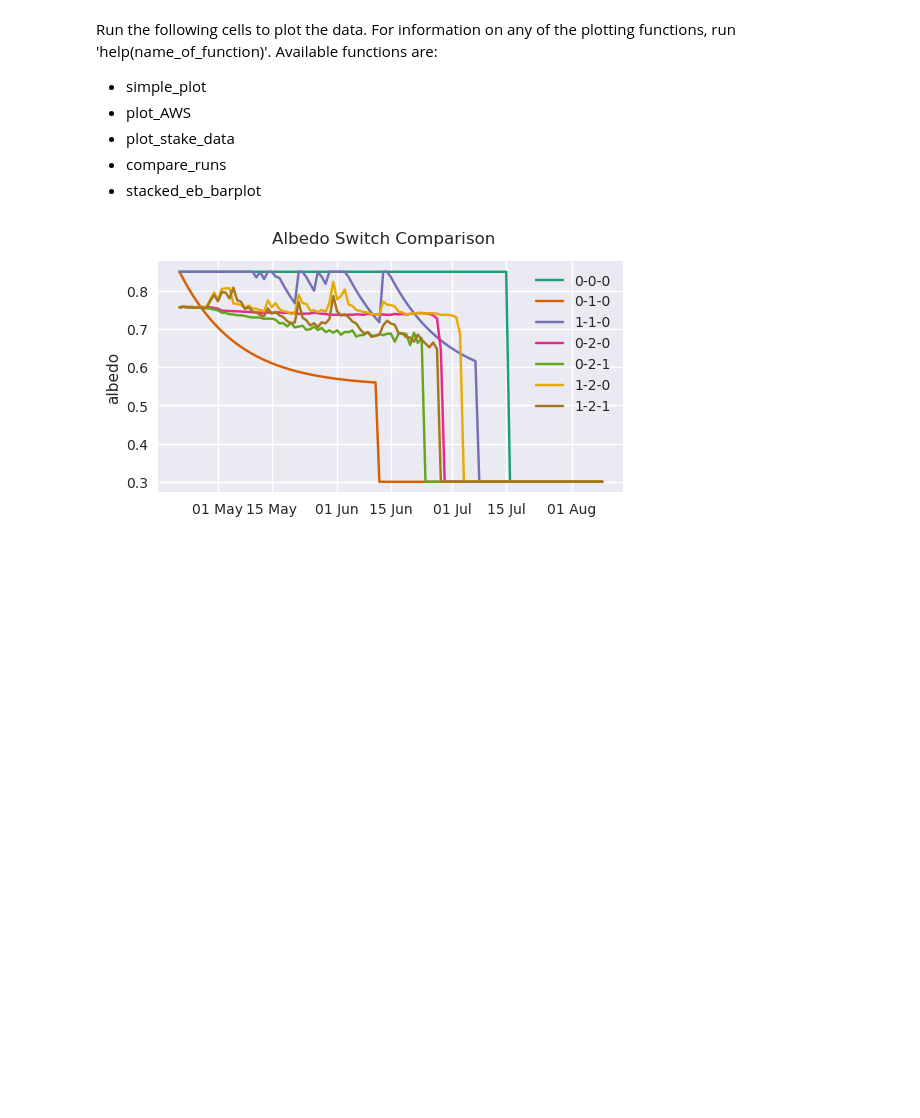
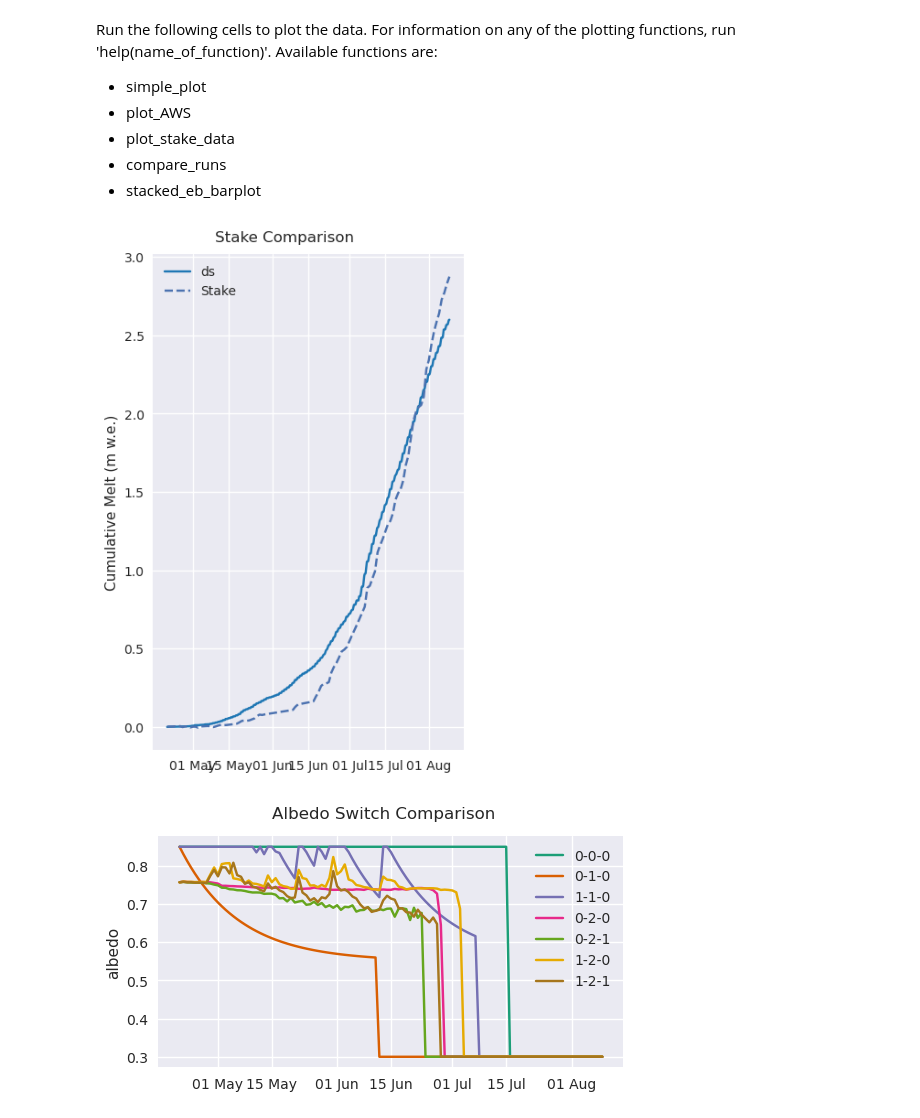
Before and after one commit to drounce/PyGEM, a Jupyter notebook: pygem_eb/processing/ebplotting.ipynb, the cells around one changed output. Saved outputs shown, nothing was run; the diff lists cells and outputs as text; code cells hidden in the pictures; blank space fills up the shorter version.

```diff
--- a/pygem_eb/processing/ebplotting.ipynb
+++ b/pygem_eb/processing/ebplotting.ipynb
@@ -25,6 +28,10 @@ ds,startdate,enddate = getds(output_fn)
 bin = 0
 stake_df = pd.read_csv('~/research/MB_data/Stakes/gulkanaAB23.csv')
 temp_df = pd.read_csv('~/research/MB_data/Gulkana/field_data/iButton_2023_all.csv')
+# %%
+plot_stake_ablation(stake_df,[ds],[startdate,enddate],['ds'])
+# %% [output]
+[figure, added]
 # %%
 # ds3,_,_ = getds('/home/claire/research/Output/EB/Gulkana_2023_12_11_3.nc' )
 # ds3,_,_ = getds('/home/claire/research/Output/EB/Gulkana_2023_12_12_0.nc' )
```
Also changed, not shown: parts of 6 cells of this notebook, 7 other files.
